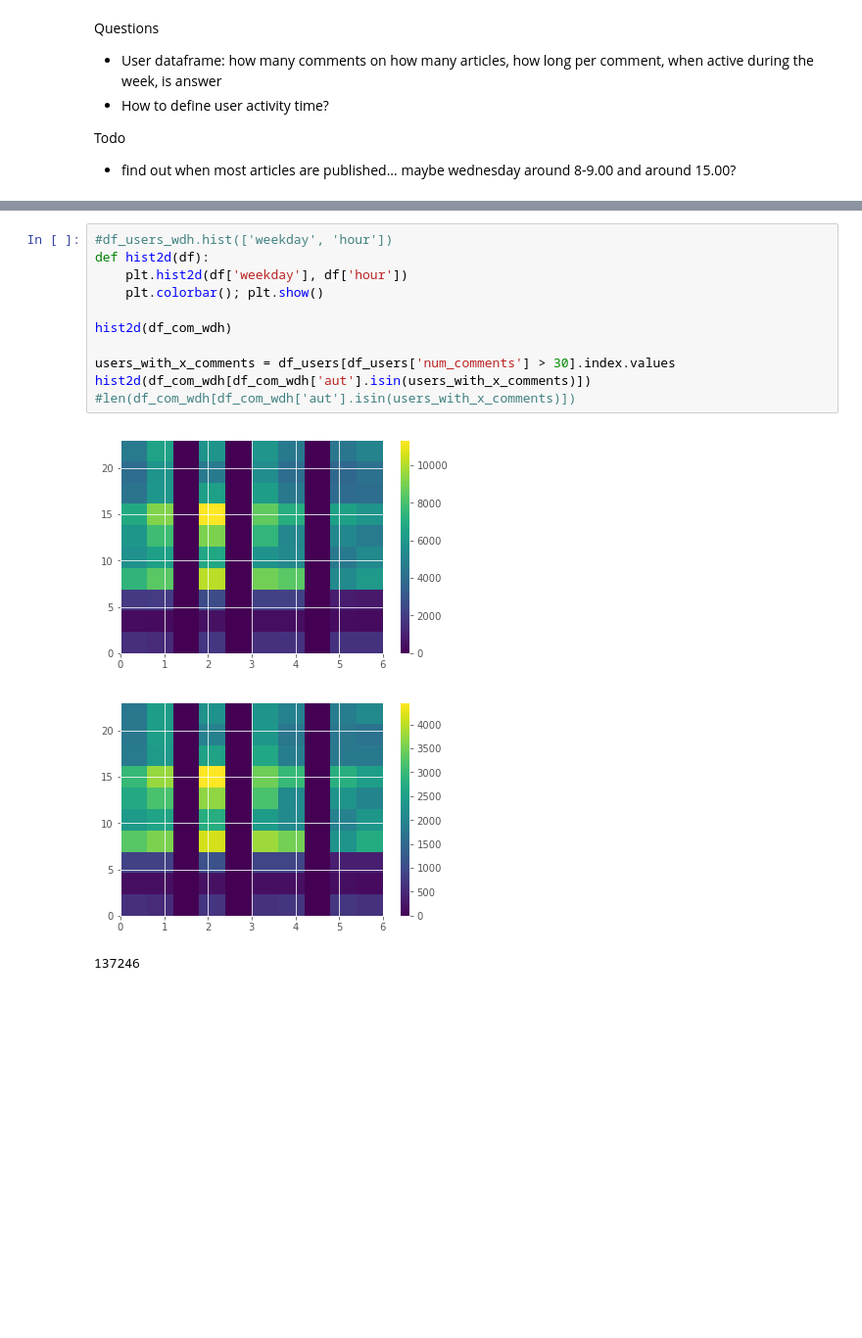
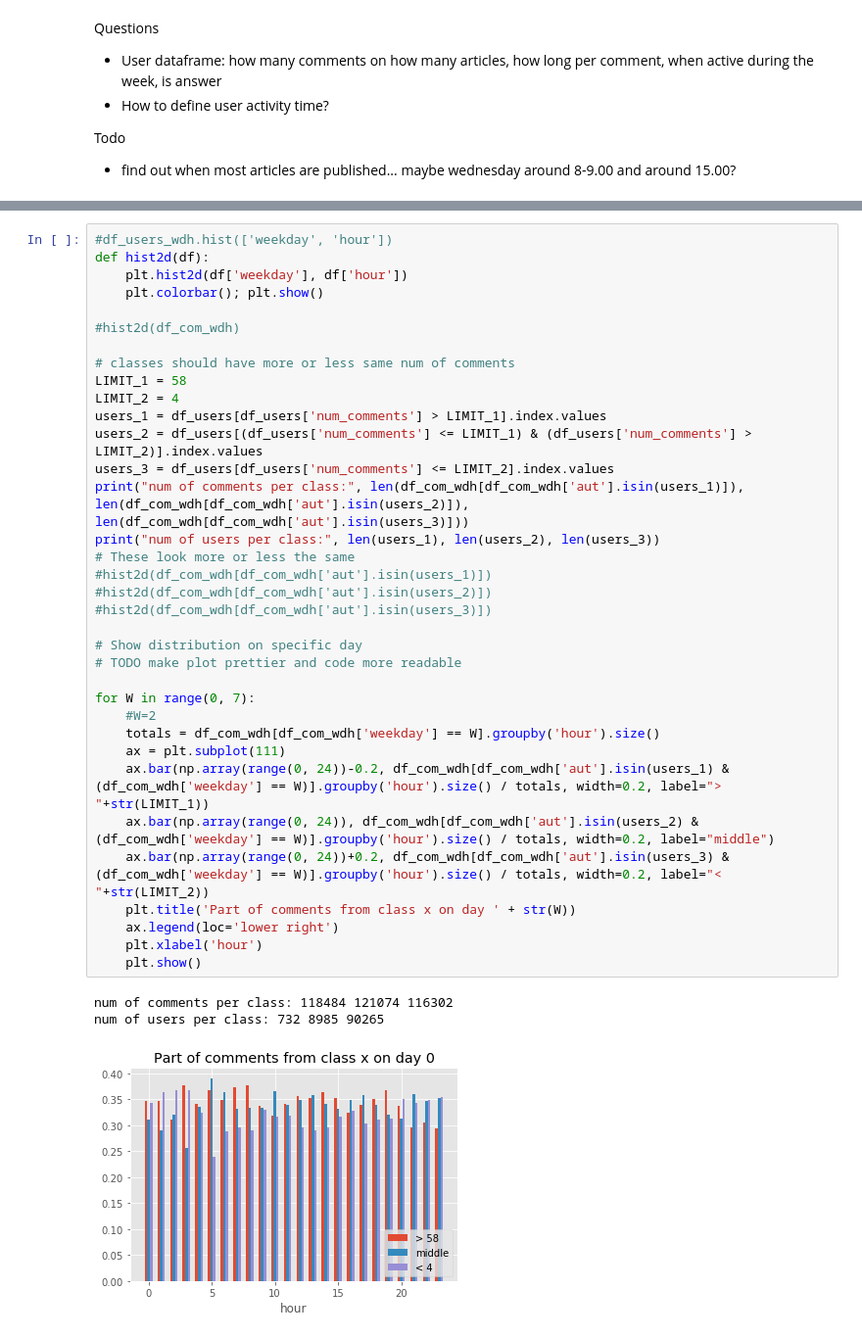
Before and after one commit to fdelia/bots, a Jupyter notebook: 7_user_behaviour.ipynb, the cells around one changed output, grey strips where cells are left out. Shown at 98% size. Saved outputs shown, nothing was run; the diff lists cells and outputs as text; blank space fills up the shorter version.

Commit message:
added user classes

```diff
--- a/7_user_behaviour.ipynb
+++ b/7_user_behaviour.ipynb
@@ -137,15 +137,39 @@ df_com_wdh.head(10)
-# %%
-#df_users_wdh.hist(['weekday', 'hour'])
-def hist2d(df):
-    plt.hist2d(df['weekday'], df['hour'])
-    plt.colorbar(); plt.show()
-
-hist2d(df_com_wdh)
-
-users_with_x_comments = df_users[df_users['num_comments'] > 30].index.values
-hist2d(df_com_wdh[df_com_wdh['aut'].isin(users_with_x_comments)])
-#len(df_com_wdh[df_com_wdh['aut'].isin(users_with_x_comments)])
-# %% [output]
-[figure, removed]
-[figure, removed]
-137246
+# %%
+#df_users_wdh.hist(['weekday', 'hour'])
+def hist2d(df):
+    plt.hist2d(df['weekday'], df['hour'])
+    plt.colorbar(); plt.show()
+
+#hist2d(df_com_wdh)
+
+# classes should have more or less same num of comments
+LIMIT_1 = 58
+LIMIT_2 = 4
+users_1 = df_users[df_users['num_comments'] > LIMIT_1].index.values
+users_2 = df_users[(df_users['num_comments'] <= LIMIT_1) & (df_users['num_comments'] > LIMIT_2)].index.values
+users_3 = df_users[df_users['num_comments'] <= LIMIT_2].index.values
+print("num of comments per class:", len(df_com_wdh[df_com_wdh['aut'].isin(users_1)]), len(df_com_wdh[df_com_wdh['aut'].isin(users_2)]), len(df_com_wdh[df_com_wdh['aut'].isin(users_3)]))
+print("num of users per class:", len(users_1), len(users_2), len(users_3))
+# These look more or less the same
+#hist2d(df_com_wdh[df_com_wdh['aut'].isin(users_1)])
+#hist2d(df_com_wdh[df_com_wdh['aut'].isin(users_2)])
+#hist2d(df_com_wdh[df_com_wdh['aut'].isin(users_3)])
+
+# Show distribution on specific day
+# TODO make plot prettier and code more readable
+
+for W in range(0, 7):
+    #W=2
+    totals = df_com_wdh[df_com_wdh['weekday'] == W].groupby('hour').size()
+    ax = plt.subplot(111)
+    ax.bar(np.array(range(0, 24))-0.2, df_com_wdh[df_com_wdh['aut'].isin(users_1) & (df_com_wdh['weekday'] == W)].groupby('hour').size() / totals, width=0.2, label="> "+str(LIMIT_1))
+    ax.bar(np.array(range(0, 24)), df_com_wdh[df_com_wdh['aut'].isin(users_2) & (df_com_wdh['weekday'] == W)].groupby('hour').size() / totals, width=0.2, label="middle")
+    ax.bar(np.array(range(0, 24))+0.2, df_com_wdh[df_com_wdh['aut'].isin(users_3) & (df_com_wdh['weekday'] == W)].groupby('hour').size() / totals, width=0.2, label="< "+str(LIMIT_2))
+    plt.title('Part of comments from class x on day ' + str(W))
+    ax.legend(loc='lower right')
+    plt.xlabel('hour')
+    plt.show()
+# %% [output]
+num of comments per class: 118484 121074 116302
+num of users per class: 732 8985 90265
+[figure, added]
```
Also changed, not shown: parts of 4 cells of this notebook.
